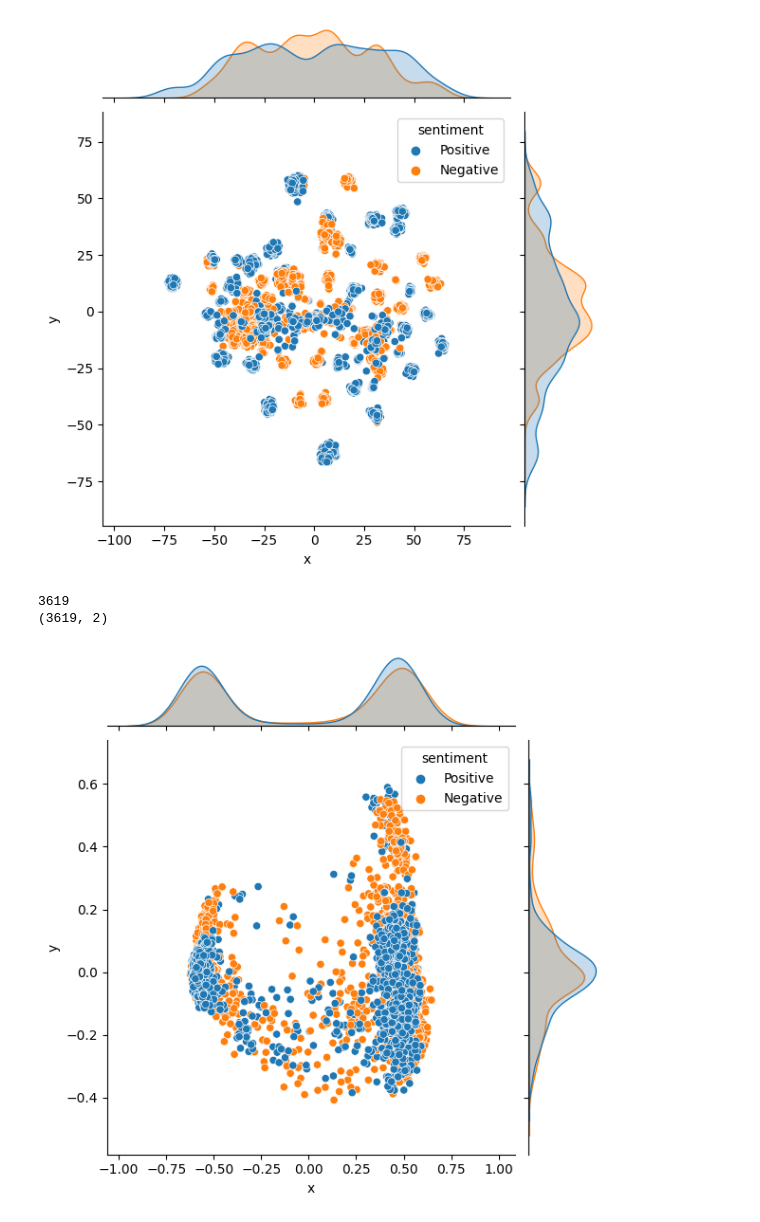
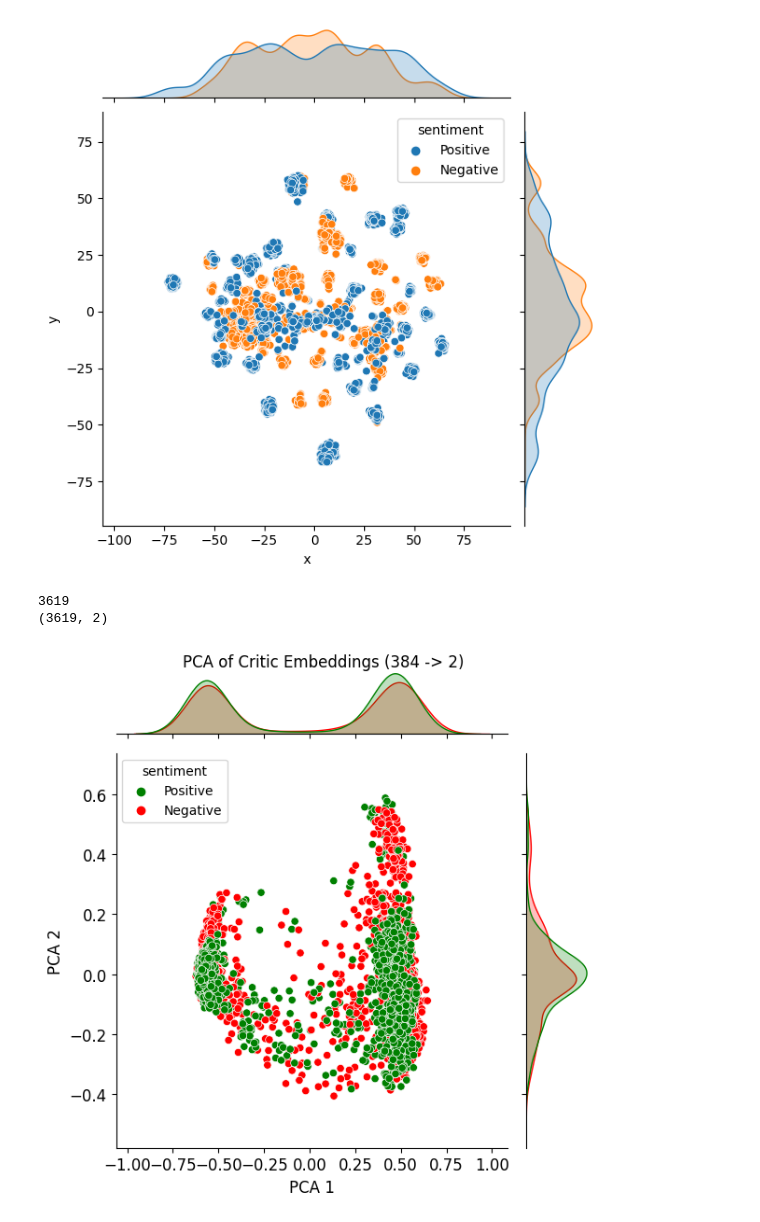
Before and after one commit to cwcollum/MovieVsCriticsAnalysis, a Jupyter notebook: feature_and_sentiment_analysis.ipynb, the cells around one changed output. Drawn from its saved outputs; the diff is of its cells as text; code cells hidden in the pictures.

```diff
--- a/feature_and_sentiment_analysis.ipynb
+++ b/feature_and_sentiment_analysis.ipynb
@@ -17,0 +16,8 @@ db = duckdb.connect(database='embeddings.db', read_only=True)
+# %%
+try:
+    db.close()
+    del db
+except:
+    pass
+db = duckdb.connect(database='embeddings.db', read_only=False)
+db.execute("SELECT * FROM embeddings384 LIMIT 1").fetch_df().columns
@@ -169,22 +1216,39 @@ plt.show()
 # %%
+from matplotlib import legend
+
+
 pca = PCA(n_components=2)
 reduced_data100 = pca.fit_transform(
     df100['EmbeddingValue100'].tolist(),
     df100['Sentiment'].tolist())
 print(len(reduced_data100))
 print(reduced_data100.shape)
 # convert to dataframe
 reduced_data100 = pd.DataFrame(
     data = {
         'x': reduced_data100[:,0],
         'y': reduced_data100[:,1],
         'sentiment': df100['Sentiment']
     }
 )
-sns.jointplot(
-    data=reduced_data100, x="x", y="y", hue="sentiment")
+# Negative is Blue, Positive is Orange
+p = sns.jointplot(
+    data=reduced_data100, x="x", y="y", hue="sentiment", legend=True, palette=['green', 'red']
+)
+
+
+# Rename the legend
+p.figure.suptitle('PCA of Critic Embeddings (384 -> 2)')
+p.ax_joint.collections[0].set_alpha(1)
+p.figure.tight_layout()
+# Increase font size
+plt.xticks(fontsize=12)
+plt.yticks(fontsize=12)
+p.figure.subplots_adjust(top=0.95) # Reduce plot to make room
+# Adjust x and y labels
+p.set_axis_labels('PCA 1', 'PCA 2', fontsize=12)
 plt.show()
 # %% [output]
 3619
 (3619, 2)
-[figure, old version]
+[figure, new version]
```
Also changed, not shown: parts of 57 cells of this notebook, 3 other files.
